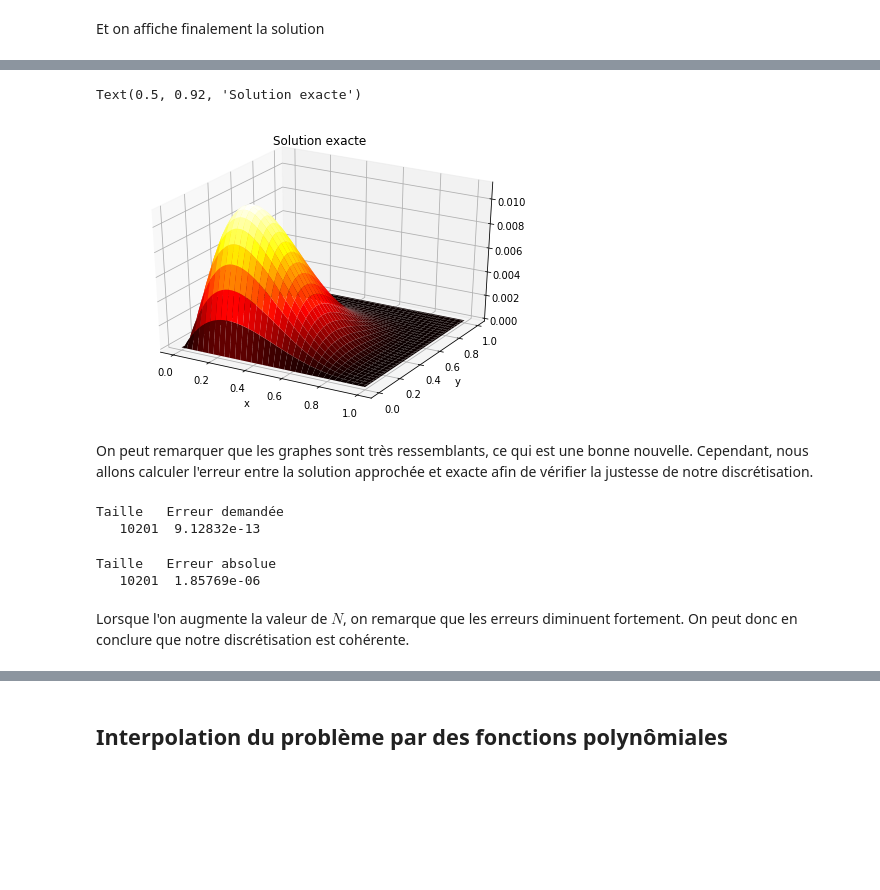
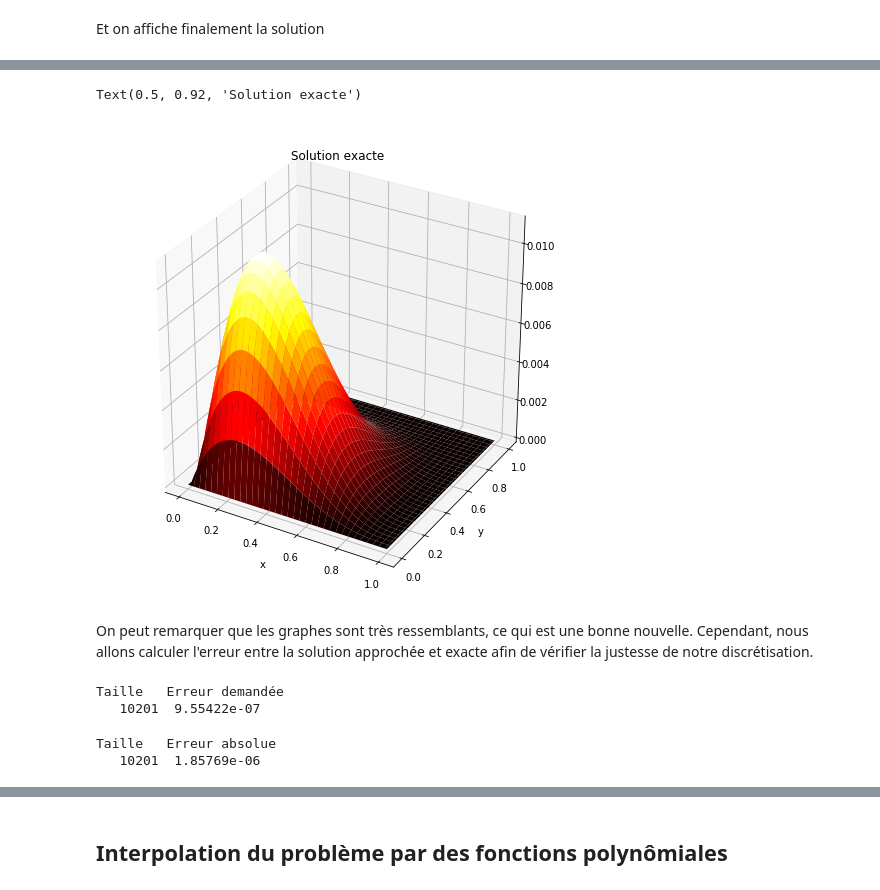
Before and after one commit to ThomasPhilibert0/cours, a Jupyter notebook: GTT/DiscretisationLaplacien.ipynb, the cells around one changed output, grey strips where cells are left out. Drawn from its saved outputs; the diff is of its cells as text; code cells hidden in the pictures; blank space fills up the shorter version.

```diff
--- a/GTT/DiscretisationLaplacien.ipynb
+++ b/GTT/DiscretisationLaplacien.ipynb
@@ -163,40 +168,43 @@ On va la comparer avec le graphique de la solution exacte par la fonction suivan
 # %%
 def sol_exacte(N):
+
+    x = np.linspace(0,1,N+1)
+    y = np.linspace(0,1,N+1)
+
     V = np.zeros((N+1)*(N+1))   #Allocation mémoire sol exacte
-
     for i in np.arange(N+1):
         for j in np.arange(N+1):
             k = i + j*(N+1)
             V[k] = u(x[i],y[j])
 
     return V
 
 V = sol_exacte(N)
 
-fig2 = plt.figure(2)
+fig2 = plt.figure(figsize = [6.5,6.5])
 ax = Axes3D(fig2)
 X,Y = np.meshgrid(x,y)
 ax.plot_surface(X,Y,V.reshape((N+1,N+1)),cmap = 'hot')
 plt.xlabel("x")
 plt.ylabel("y")
 plt.title("Solution exacte")
 # %% [output]
 Text(0.5, 0.92, 'Solution exacte')
-[figure, old version]
+[figure, new version]
 # %% [markdown]
 On peut remarquer que les graphes sont très ressemblants, ce qui est une bonne nouvelle. Cependant, nous allons calculer l'erreur entre la solution approchée et exacte afin de vérifier la justesse de notre discrétisation.
 # %%
-def erreur_du_cours(A,E,N):
-    return np.sum((E-A)**2)/((N+1)**2)
+def erreur_eucl(A,E,N):
+    return np.sqrt(np.sum((E-A)**2)/((N+1)**2))
 
-err1 = erreur_du_cours(U,V,N)
+err1 = erreur_eucl(U,V,N)
 print("{:8s} {:12s}".
     format("Taille", "Erreur demandée"))
 print("{:8d} {:12.5e}".
     format((N+1)*(N+1), err1))
 # %% [output]
 Taille   Erreur demandée
-   10201  9.12832e-13
+   10201  9.55422e-07
 # %%
 def erreur_abs(A,E,N):
     return np.max(np.abs(E - A))
@@ -209,5 +217,3 @@ print("{:8d} {:12.5e}".
 # %% [output]
 Taille   Erreur absolue
    10201  1.85769e-06
-# %% [markdown]
-Lorsque l'on augmente la valeur de $N$, on remarque que les erreurs diminuent fortement. On peut donc en conclure que notre discrétisation est cohérente.
```
Also changed, not shown: parts of 44 cells of this notebook.
